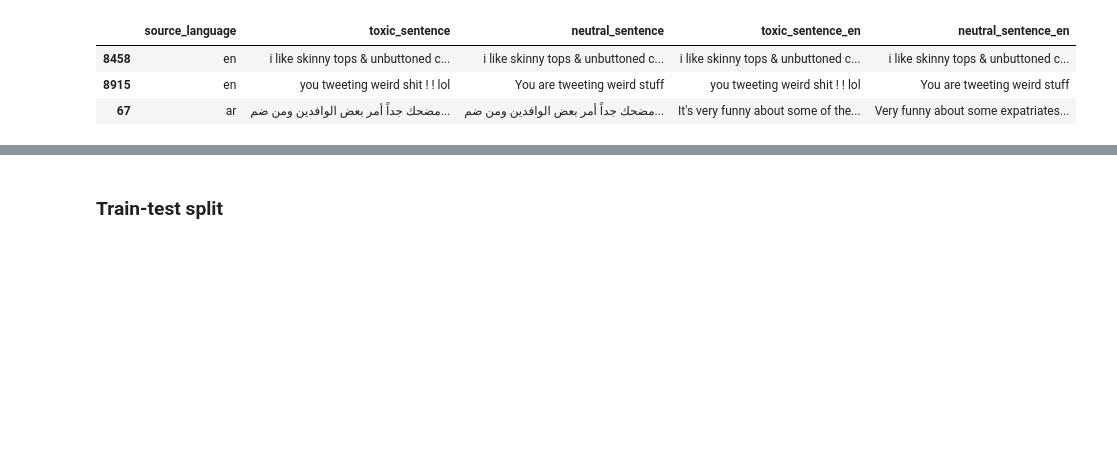
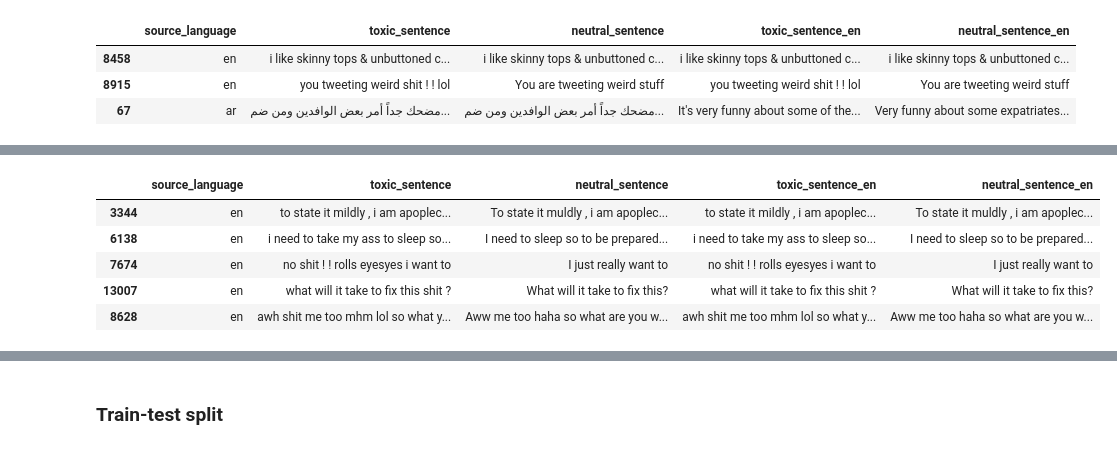
Before and after one commit to 18mgdev/nlp_detox, a Jupyter notebook: nlp_detox.ipynb, the cells around one changed output, grey strips where cells are left out. Drawn from its saved outputs; the diff is of its cells as text; code cells hidden in the pictures; blank space fills up the shorter version.

```diff
--- a/nlp_detox.ipynb
+++ b/nlp_detox.ipynb
@@ -100,0 +208,9 @@ df_total.to_csv("./translated_sentences.csv")
+# %%
+df_total.sample(5)
+# %% [output]
+|  | source_language | toxic_sentence | neutral_sentence | toxic_sentence_en | neutral_sentence_en |
+| 3344 | en | to state it mildly , i am apoplec... | To state it muldly , i am apoplec... | to state it mildly , i am apoplec... | To state it muldly , i am apoplec... |
+| 6138 | en | i need to take my ass to sleep so... | I need to sleep so to be prepared... | i need to take my ass to sleep so... | I need to sleep so to be prepared... |
+| 7674 | en | no shit ! ! rolls eyesyes i want to | I just really want to | no shit ! ! rolls eyesyes i want to | I just really want to |
+| 13007 | en | what will it take to fix this shit ? | What will it take to fix this? | what will it take to fix this shit ? | What will it take to fix this? |
+| 8628 | en | awh shit me too mhm lol so what y... | Aww me too haha so what are you w... | awh shit me too mhm lol so what y... | Aww me too haha so what are you w... |
```
Also changed, not shown: parts of 41 cells of this notebook, 7 other files.
